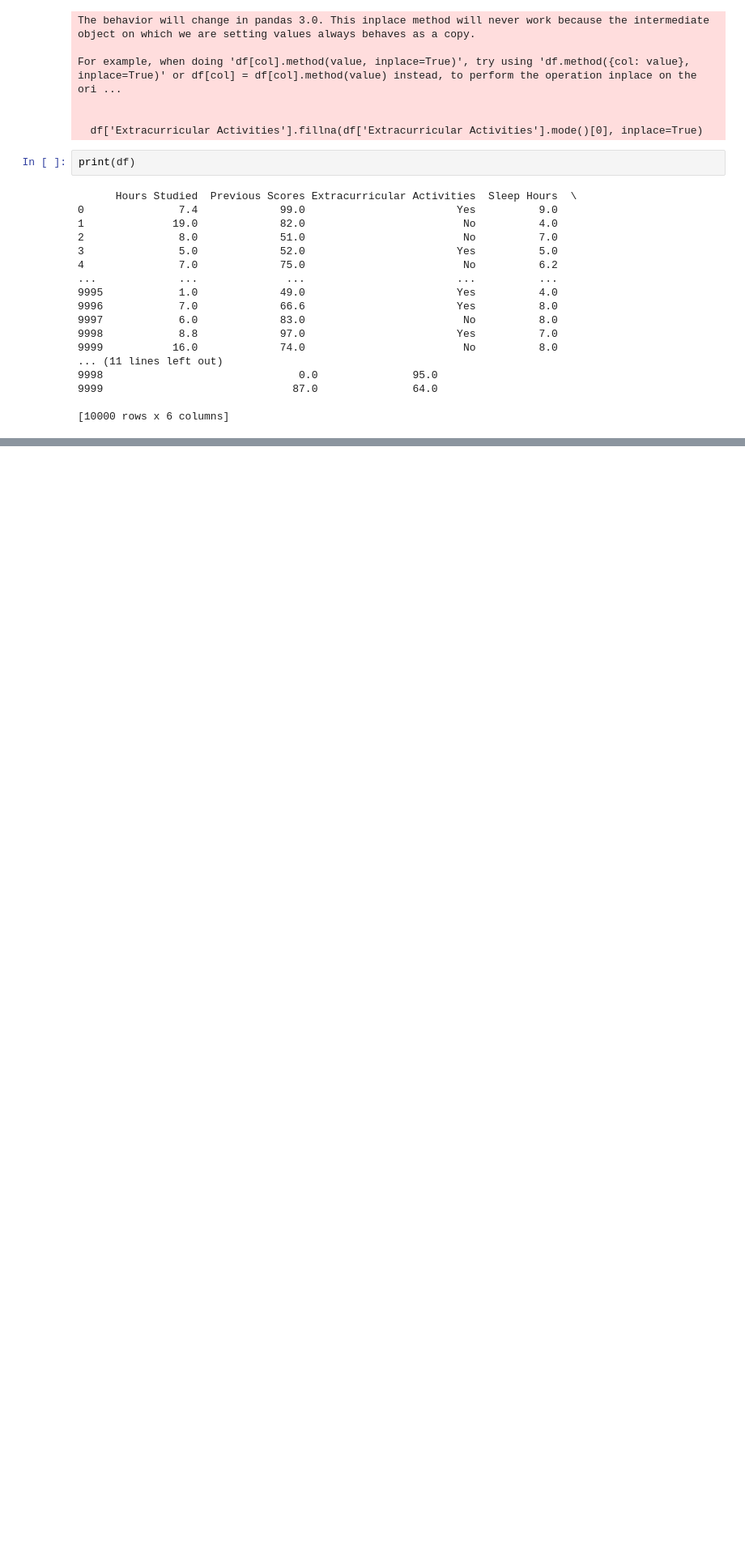
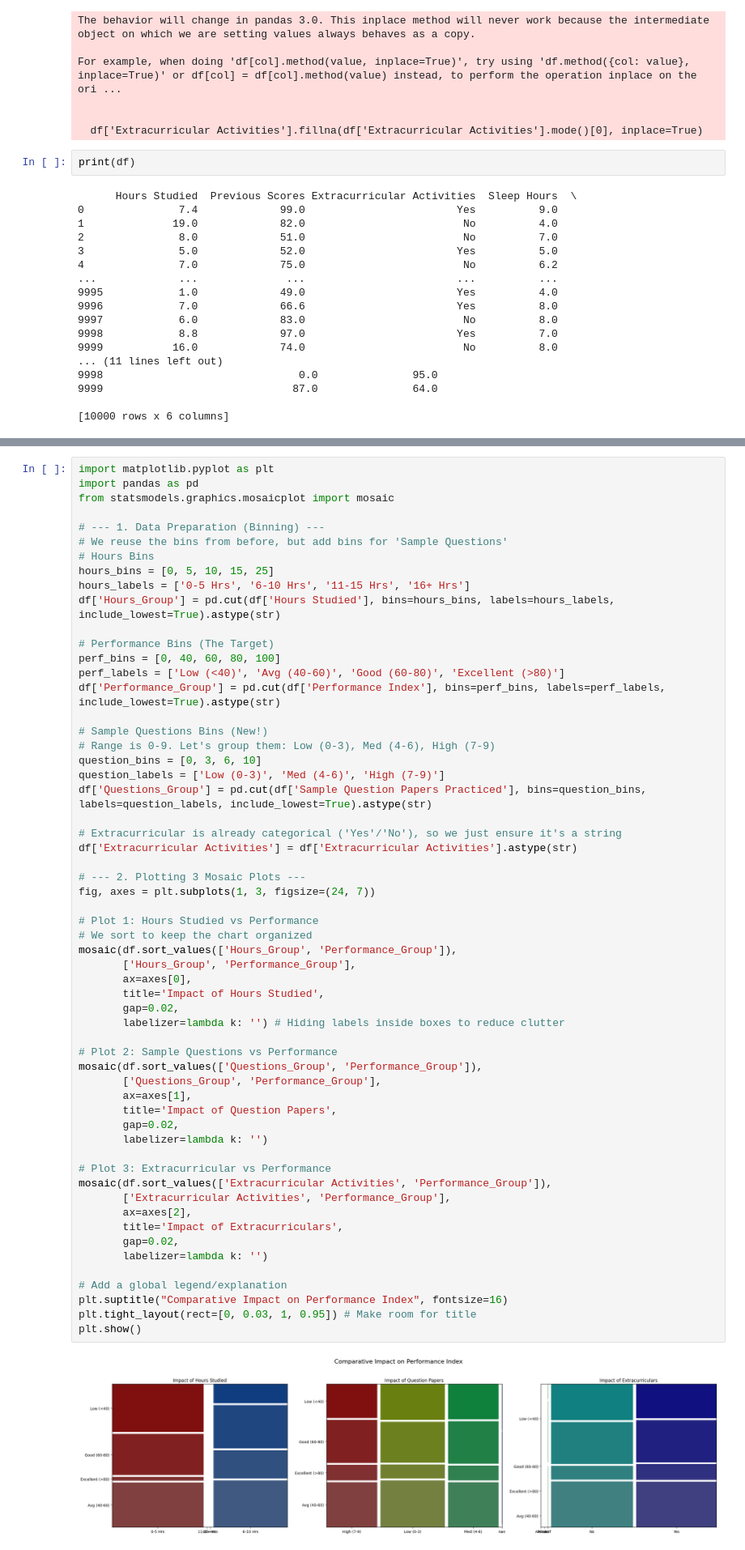
Before and after one commit to AhSanC25/Machine_Learning_Project, a Jupyter notebook: ML project.ipynb, the cells around one changed output, grey strips where cells are left out. Shown at 81% size. Cells and saved outputs as stored; diff of their text form; blank space fills up the shorter version.

```diff
--- a/ML project.ipynb
+++ b/ML project.ipynb
@@ -438,0 +591,60 @@ Frequency Table:
+# %%
+import matplotlib.pyplot as plt
+import pandas as pd
+from statsmodels.graphics.mosaicplot import mosaic
+
+# --- 1. Data Preparation (Binning) ---
+# We reuse the bins from before, but add bins for 'Sample Questions'
+# Hours Bins
+hours_bins = [0, 5, 10, 15, 25]
+hours_labels = ['0-5 Hrs', '6-10 Hrs', '11-15 Hrs', '16+ Hrs']
+df['Hours_Group'] = pd.cut(df['Hours Studied'], bins=hours_bins, labels=hours_labels, include_lowest=True).astype(str)
+
+# Performance Bins (The Target)
+perf_bins = [0, 40, 60, 80, 100]
+perf_labels = ['Low (<40)', 'Avg (40-60)', 'Good (60-80)', 'Excellent (>80)']
+df['Performance_Group'] = pd.cut(df['Performance Index'], bins=perf_bins, labels=perf_labels, include_lowest=True).astype(str)
+
+# Sample Questions Bins (New!)
+# Range is 0-9. Let's group them: Low (0-3), Med (4-6), High (7-9)
+question_bins = [0, 3, 6, 10]
+question_labels = ['Low (0-3)', 'Med (4-6)', 'High (7-9)']
+df['Questions_Group'] = pd.cut(df['Sample Question Papers Practiced'], bins=question_bins, labels=question_labels, include_lowest=True).astype(str)
+
+# Extracurricular is already categorical ('Yes'/'No'), so we just ensure it's a string
+df['Extracurricular Activities'] = df['Extracurricular Activities'].astype(str)
+
+# --- 2. Plotting 3 Mosaic Plots ---
+fig, axes = plt.subplots(1, 3, figsize=(24, 7))
+
+# Plot 1: Hours Studied vs Performance
+# We sort to keep the chart organized
+mosaic(df.sort_values(['Hours_Group', 'Performance_Group']),
+       ['Hours_Group', 'Performance_Group'],
+       ax=axes[0],
+       title='Impact of Hours Studied',
+       gap=0.02,
+       labelizer=lambda k: '') # Hiding labels inside boxes to reduce clutter
+
+# Plot 2: Sample Questions vs Performance
+mosaic(df.sort_values(['Questions_Group', 'Performance_Group']),
+       ['Questions_Group', 'Performance_Group'],
+       ax=axes[1],
+       title='Impact of Question Papers',
+       gap=0.02,
+       labelizer=lambda k: '')
+
+# Plot 3: Extracurricular vs Performance
+mosaic(df.sort_values(['Extracurricular Activities', 'Performance_Group']),
+       ['Extracurricular Activities', 'Performance_Group'],
+       ax=axes[2],
+       title='Impact of Extracurriculars',
+       gap=0.02,
+       labelizer=lambda k: '')
+
+# Add a global legend/explanation
+plt.suptitle("Comparative Impact on Performance Index", fontsize=16)
+plt.tight_layout(rect=[0, 0.03, 1, 0.95]) # Make room for title
+plt.show()
+# %% [output]
+[figure, added]
```
Also changed, not shown: parts of 30 cells of this notebook.
